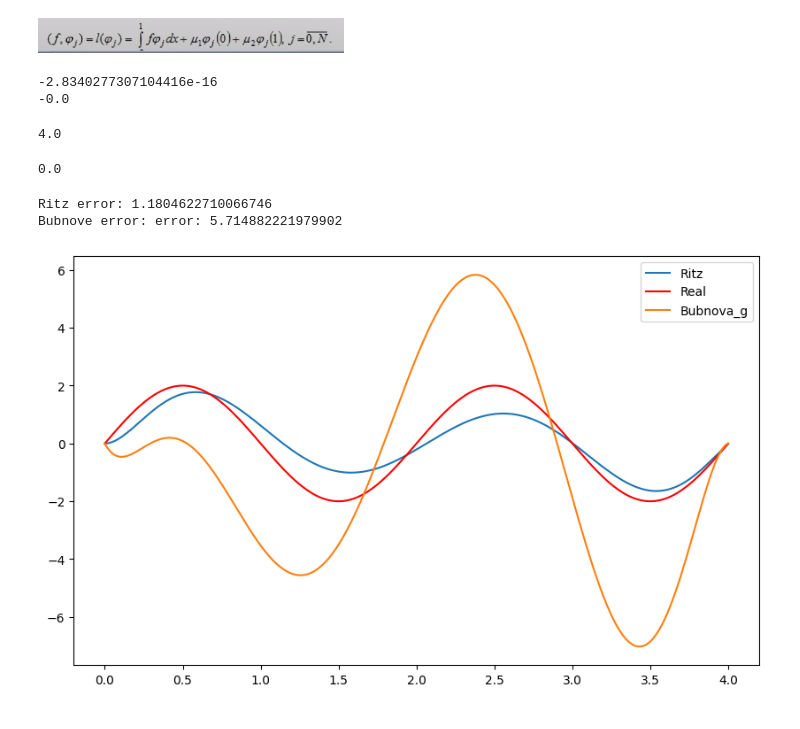
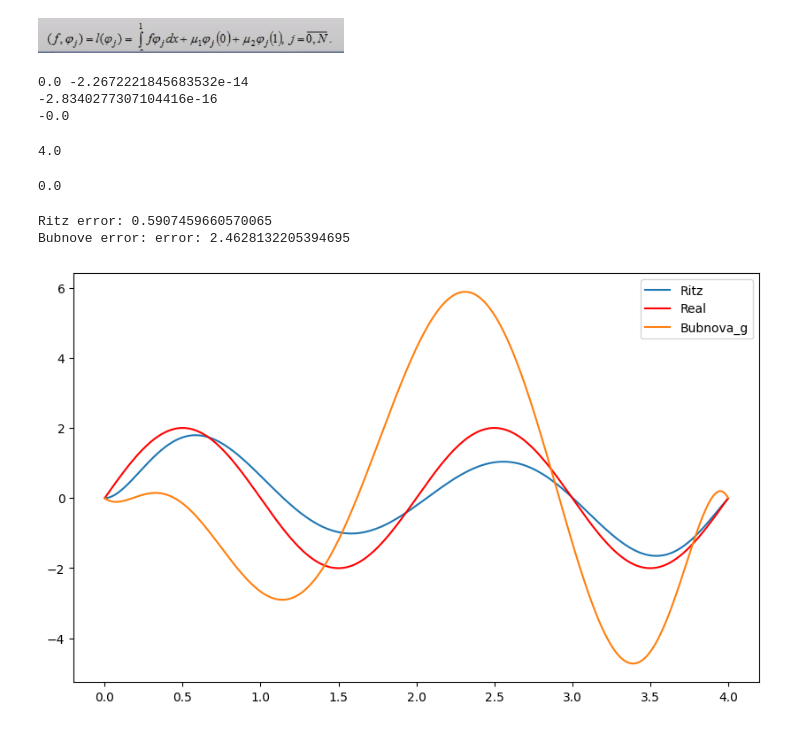
Before and after one commit to KyrylOTheRylo/homeworks_python, a Jupyter notebook: anlysis_labs_ryzh/Untitled.ipynb, the cells around one changed output. Drawn from its saved outputs; the diff is of its cells as text; code cells hidden in the pictures.

```diff
--- a/anlysis_labs_ryzh/Untitled.ipynb
+++ b/anlysis_labs_ryzh/Untitled.ipynb
@@ -73,7 +73,7 @@ rhs, mu1, mu2 = find_params(k,q,p, alpha1, alpha2, a, b, real)
 
 rhs2, mu12, mu22 = find_params2(k,q,p, alpha1, alpha2, a, b, real)
 
-
+print(mu12, mu22)
 
 
 A1 =  (alpha2*mu12-alpha1*mu22)/(alpha2*(-k(a)+a*alpha1)-alpha1*(k(b)+b*alpha2))
@@ -81,6 +81,7 @@ print(A1)
 B1 =  (k(b)*A1+alpha2*b*A1-mu22)/(-alpha2)
 print(B1)
 # %% [output]
+0.0 -2.2672221845683532e-14
 -2.8340277307104416e-16
 -0.0
 # %%
@@ -143,11 +144,11 @@ def ph1_dot_phi2_corr_bub(k, q,p, a, b, alpha1, alpha2,m,basis, n = 1000):
         for j in  range(m):
             dbasisi = lambda x: (basis(x+step,m,a, b)[i] - basis(x,m,a, b)[i])/step
             dbasisj = lambda x: (basis(x+step,m,a, b)[j] - basis(x,m,a, b)[j])/step
-            dkphi = lambda x: (k(x+step) * dbasisi(x+step) - k(x) * dbasisi(x))/step
+            dkphi = lambda x: (-k(x+step) * dbasisi(x+step) - -k(x) * dbasisi(x))/step
             sumij = 0
             for l in range(n):
 
-                sumij += (-dkphi(l*step + a) + +basis(l*step +a,m,a, b)[i] ) * basis(l*step +a,m,a, b)[j] *step
+                sumij += (dkphi(l*step + a) + p(l*step+a)* dbasisi(l*step+a) + basis(l*step +a,m,a, b)[i] ) * basis(l*step +a,m,a, b)[j] *step
 
             result[i*m+j] = sumij
     return result.reshape((m,m))
@@ -166,15 +167,15 @@ def f_dot_phij_corr_bub(f, mu1, mu2,a,b,m,basis, n = 1000):
 # %%
 def draw(k, q,f, mu1, mu2,a,b, alpha1, alpha2,m,basis, n = 10000):
     #RITZ
-    #right = f_dot_phij_corr(lambda x: rhs(x) - A1*x - B1, mu1, mu2,a,b,m,W_basis, n )
+    #
     right = f_dot_phij_corr(lambda x: rhs(x) , mu1, mu2,a,b,m,W_basis, n )
     left =ph1_dot_phi2_corr(k,q, a, b, alpha1, alpha2, m,W_basis, n )
-    answ = np.linalg.solve(left,right)
+    answ = np.linalg.lstsq(left,right,rcond=None)[0]
 
 
     right2 = f_dot_phij_corr_bub(lambda x: rhs2(x) - A1*x - B1 , mu12, mu22,a,b,m,W_basis1, n )
     left2 =ph1_dot_phi2_corr_bub(k,q,p, a, b, alpha1, alpha2, m, W_basis1, n )
-    answ2 = np.linalg.solve(left2,right2)
+    answ2 = np.linalg.lstsq(left2,right2, rcond=None)[0]
 
     X = np.linspace(a,b,1001)
     #Y = [(answ.reshape((1,-1)) @ W_basis(x,m)).reshape((1,-1))[0] + A1*x + B1  for x in X]
@@ -183,10 +184,10 @@ def draw(k, q,f, mu1, mu2,a,b, alpha1, alpha2,m,basis, n = 10000):
 
     n = 1001
     step = (b-a)/n
-    err_ritz = np.sqrt(np.sum(np.array([(Y[l]-np.array([real(x) for x in X])[l])**2*step for l in range(n)])))
+    err_ritz = np.sqrt(np.sum(np.array([(Y[l]-np.array([real(x) for x in X])[l])**2/(b-a)*step for l in range(n)])))
     print(f"Ritz error: {err_ritz}")
 
-    err_bub = np.sqrt(np.sum(np.array([(Y2[l]-np.array([real(x) for x in X])[l])**2*step for l in range(n)])))
+    err_bub = np.sqrt(np.sum(np.array([(Y2[l]-np.array([real(x) for x in X])[l])**2/(b-a)*step for l in range(n)])))
     print(f"Bubnove error: error: {err_bub}")
 
 
@@ -203,8 +204,8 @@ def draw(k, q,f, mu1, mu2,a,b, alpha1, alpha2,m,basis, n = 10000):
     # Display the plot
     plt.show()
 # %%
-draw(k,q,rhs,mu1,mu2,a,b,alpha1, alpha2,6, W_basis, 1000)
+draw(k,q,rhs,mu1,mu2,a,b,alpha1, alpha2,6, W_basis, 10000)
 # %% [output]
-Ritz error: 1.1804622710066746
-Bubnove error: error: 5.714882221979902
+Ritz error: 0.5907459660570065
+Bubnove error: error: 2.4628132205394695
-[figure, old version]
+[figure, new version]
```
